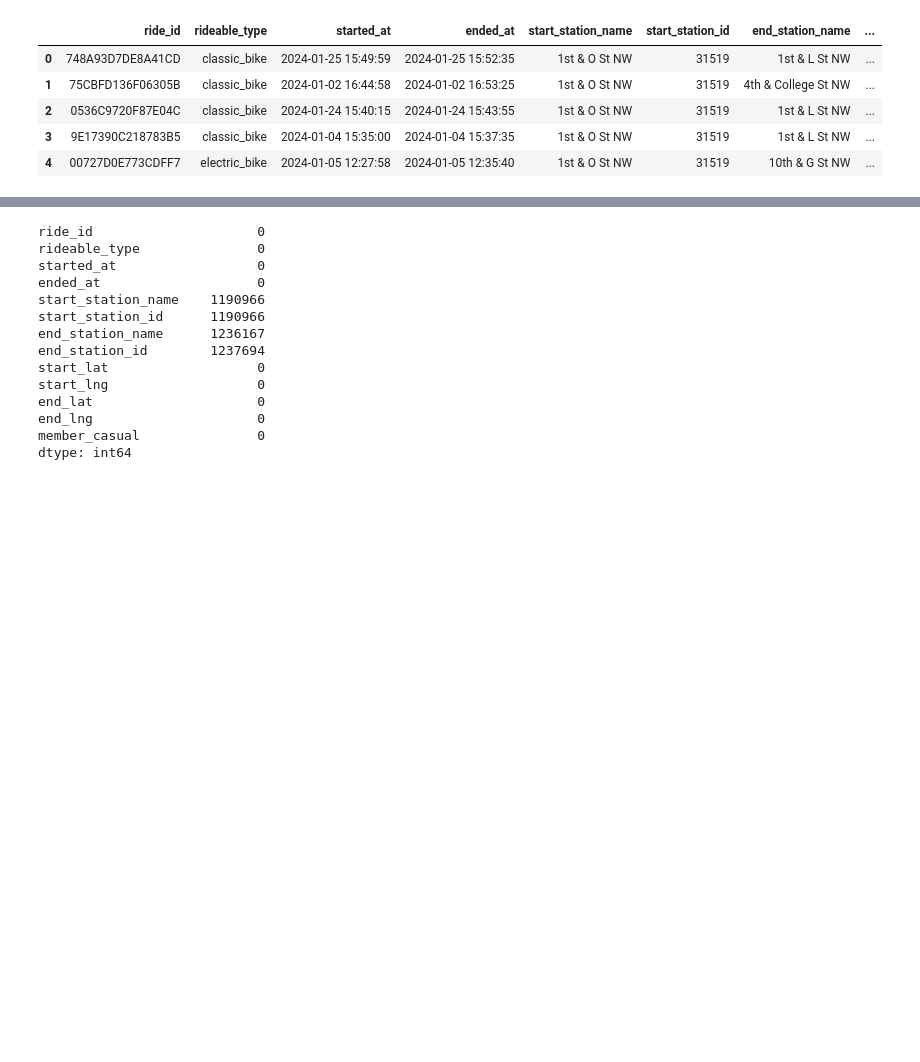
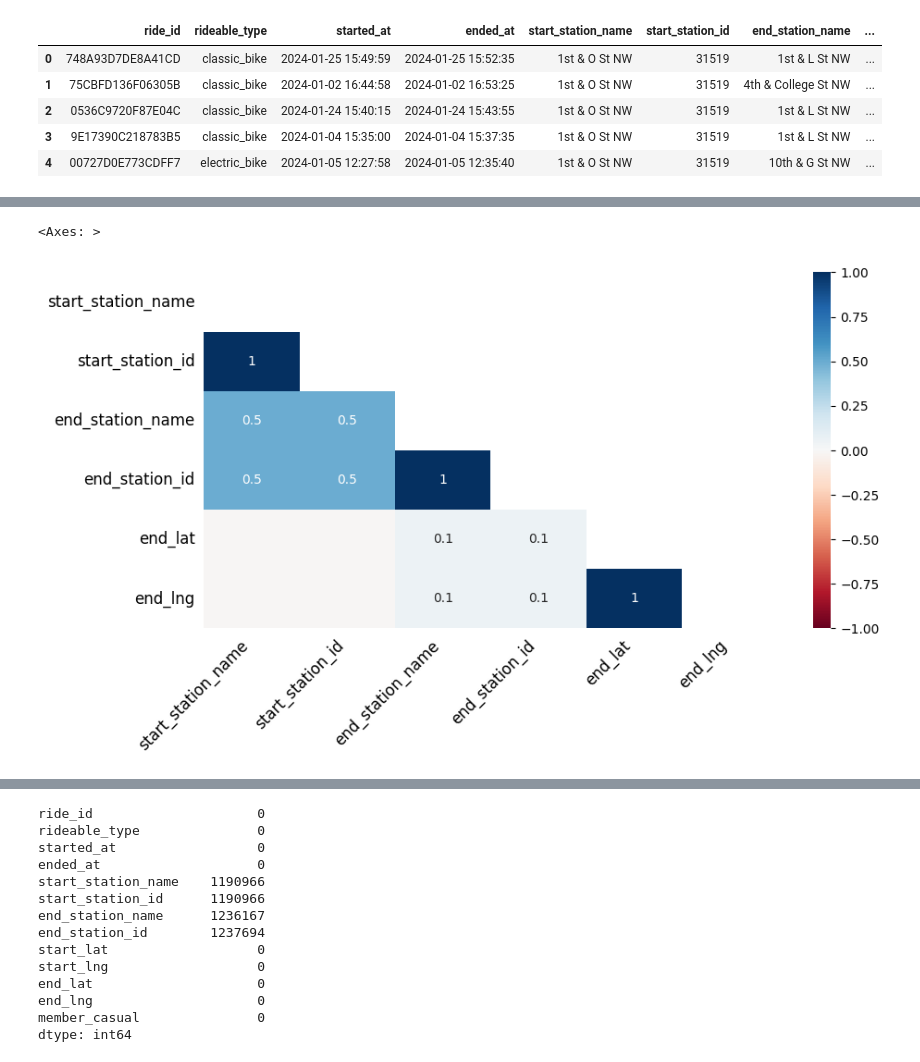
Before and after one commit to angiegh2002/capital-bike-diaries, a Jupyter notebook: Data_mining_homwork/data_homewrk.ipynb, the cells around one changed output, grey strips where cells are left out. Cells and saved outputs as stored; diff of their text form; code cells hidden in the pictures; blank space fills up the shorter version.

```diff
--- a/Data_mining_homwork/data_homewrk.ipynb
+++ b/Data_mining_homwork/data_homewrk.ipynb
@@ -120,0 +156,5 @@ df_rent.head()
+# %%
+msno.heatmap(df_rent, figsize=(10,5), fontsize=12)
+# %% [output]
+<Axes: >
+[figure, added]
```
Also changed, not shown: parts of 7 cells of this notebook.
